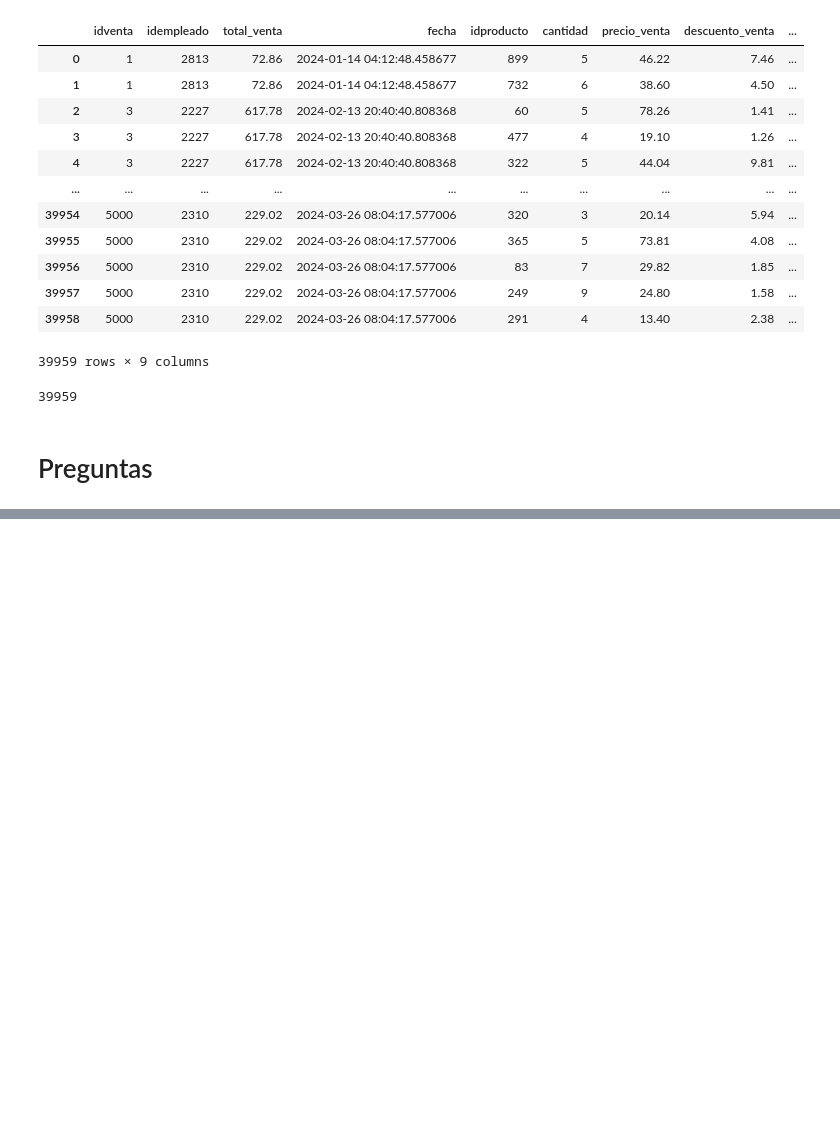
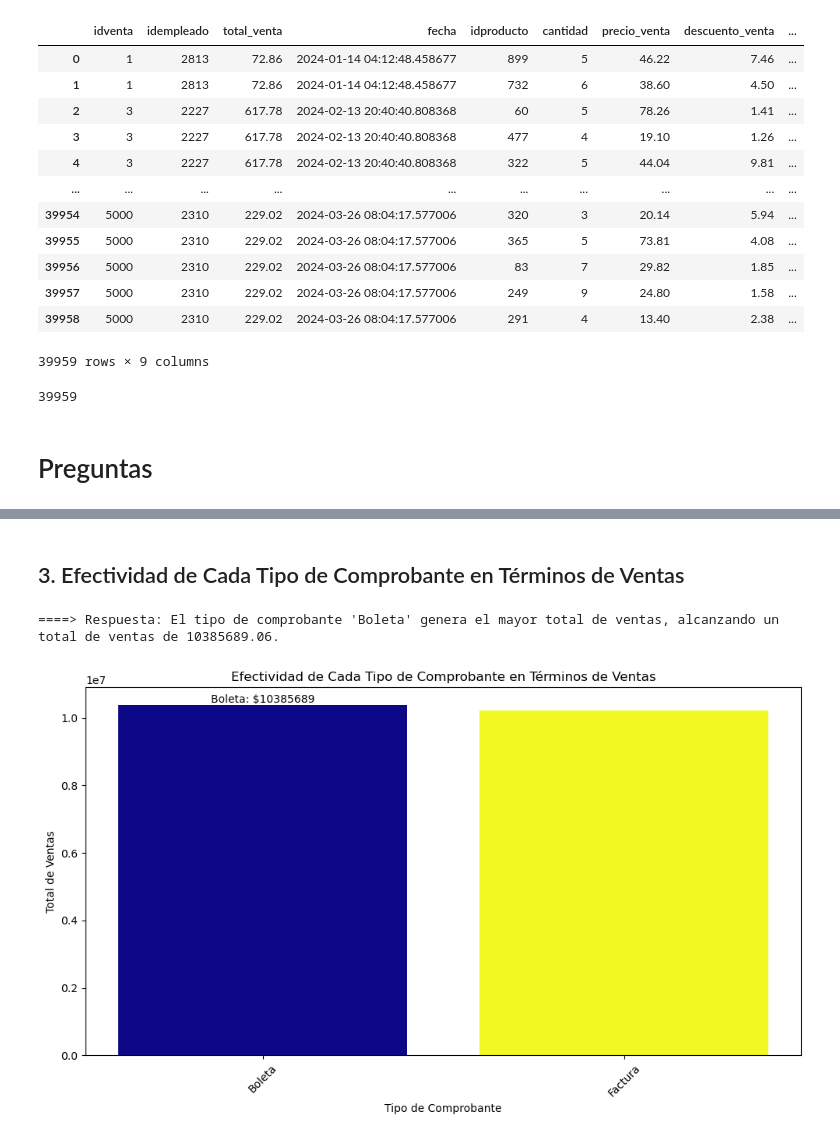
Before and after one commit to yosefmarr/python-final-project, a Jupyter notebook: etl.ipynb, the cells around one changed output, grey strips where cells are left out. Saved outputs shown, nothing was run; the diff lists cells and outputs as text; code cells hidden in the pictures; blank space fills up the shorter version.

```diff
--- a/etl.ipynb
+++ b/etl.ipynb
@@ -369,0 +379,36 @@ factVentas.to_sql('factVentas', etl_driver, index=False, if_exists='append')
+# %% [markdown]
+## 3. Efectividad de Cada Tipo de Comprobante en Términos de Ventas
+# %%
+# Obteniendo datos de comprobantes y ventas
+ventas_comprobante = pd.merge(factVentas, dimComprobante, on='idcomprobante')
+
+# Calculando el total de ventas por tipo de comprobante
+total_ventas_comprobante = ventas_comprobante.groupby('tipo_comprobante')['total_venta'].sum().reset_index()
+
+# Identificando el tipo de comprobante con máximas ventas
+comprobante_max_venta = total_ventas_comprobante.loc[total_ventas_comprobante['total_venta'].idxmax()]
+print(f"====> Respuesta: El tipo de comprobante '{comprobante_max_venta['tipo_comprobante']}' genera el mayor total de ventas, alcanzando un total de ventas de {comprobante_max_venta['total_venta']}.")
+
+# Asignando un color único a cada tipo de comprobante usando una paleta diversa
+colors = plt.cm.plasma(np.linspace(0, 1, len(total_ventas_comprobante)))
+
+# Graficando
+plt.figure(figsize=(10, 6))
+bars = plt.bar(total_ventas_comprobante['tipo_comprobante'], total_ventas_comprobante['total_venta'], color=colors)
+
+plt.xlabel('Tipo de Comprobante')
+plt.ylabel('Total de Ventas')
+plt.title('Efectividad de Cada Tipo de Comprobante en Términos de Ventas')
+plt.xticks(rotation=45)  # Mejorar la legibilidad de las etiquetas
+
+# Agregando el nombre del tipo de comprobante con las máximas ventas sobre la barra correspondiente
+for bar, label in zip(bars, total_ventas_comprobante['tipo_comprobante']):
+    yval = bar.get_height()
+    if label == comprobante_max_venta['tipo_comprobante']:
+        plt.text(bar.get_x() + bar.get_width()/2, yval, f"{label}: ${int(yval)}", va='bottom', ha='center', color='black', fontsize=10)
+
+plt.tight_layout()  # Ajusta la disposición para no cortar el texto
+plt.show()
+# %% [output]
+====> Respuesta: El tipo de comprobante 'Boleta' genera el mayor total de ventas, alcanzando un total de ventas de 10385689.06.
+[figure, added]
```
Also changed, not shown: parts of 11 cells of this notebook.
